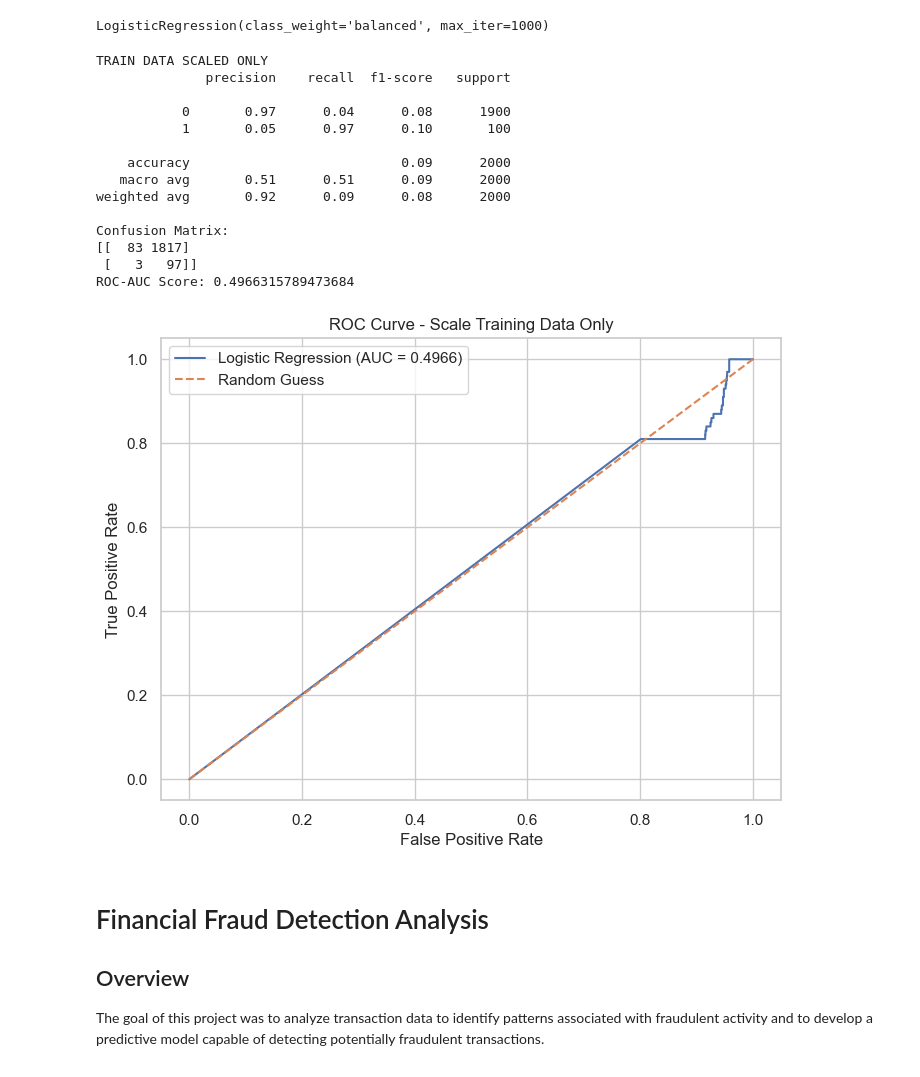
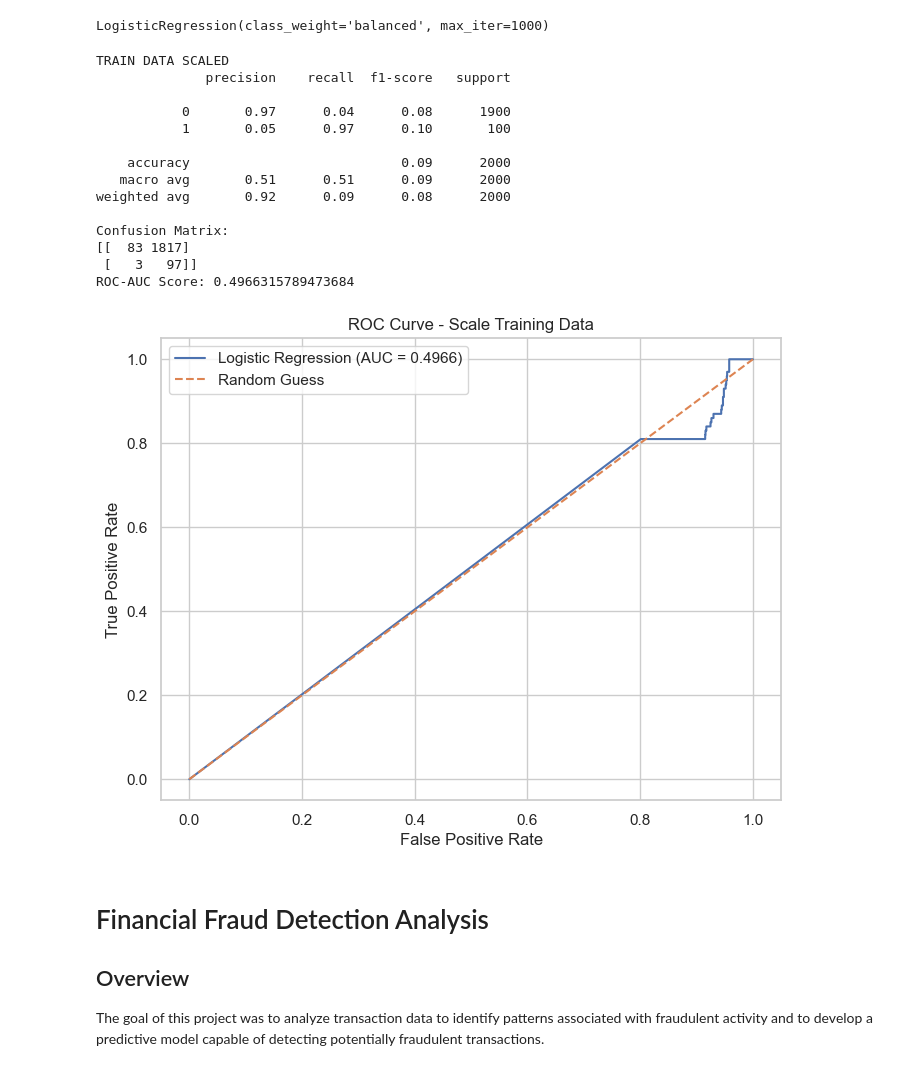
Before and after one commit to Joeyz141/Financial_Fraud-, a Jupyter notebook: notebooks/fraud_data_analysis.ipynb, the cells around one changed output. Drawn from its saved outputs; the diff is of its cells as text; code cells hidden in the pictures.

```diff
--- a/notebooks/fraud_data_analysis.ipynb
+++ b/notebooks/fraud_data_analysis.ipynb
@@ -679,7 +676,7 @@ LogisticRegression(class_weight='balanced', max_iter=1000)
 y_pred = model_scaled_train_only.predict(X_test)
 y_prob = model_scaled_train_only.predict_proba(X_test)[:, 1]
 # %%
-print("TRAIN DATA SCALED ONLY")
+print("TRAIN DATA SCALED")
 print(classification_report(y_test, y_pred))
 
 print("Confusion Matrix:")
@@ -688,7 +685,7 @@ print(confusion_matrix(y_test, y_pred))
 roc_auc = roc_auc_score(y_test, y_prob)
 print("ROC-AUC Score:", roc_auc)
 # %% [output]
-TRAIN DATA SCALED ONLY
+TRAIN DATA SCALED
               precision    recall  f1-score   support
 
            0       0.97      0.04      0.08      1900
@@ -705,19 +702,19 @@ ROC-AUC Score: 0.4966315789473684
 # %%
 # Plot ROC curve
 
 fpr, tpr, thresholds = roc_curve(y_test, y_prob)
 
 plt.figure(figsize=(8, 6))
 plt.plot(fpr, tpr, label=f'Logistic Regression (AUC = {roc_auc:.4f})')
 plt.plot([0, 1], [0, 1], linestyle='--', label='Random Guess')
 
 plt.xlabel("False Positive Rate")
 plt.ylabel("True Positive Rate")
-plt.title("ROC Curve - Scale Training Data Only")
+plt.title("ROC Curve - Scale Training Data")
 plt.legend()
 plt.show()
 # %% [output]
-[figure, old version]
+[figure, new version]
 # %% [markdown]
 # Financial Fraud Detection Analysis
 
```
Also changed, not shown: parts of 2 cells of this notebook.
